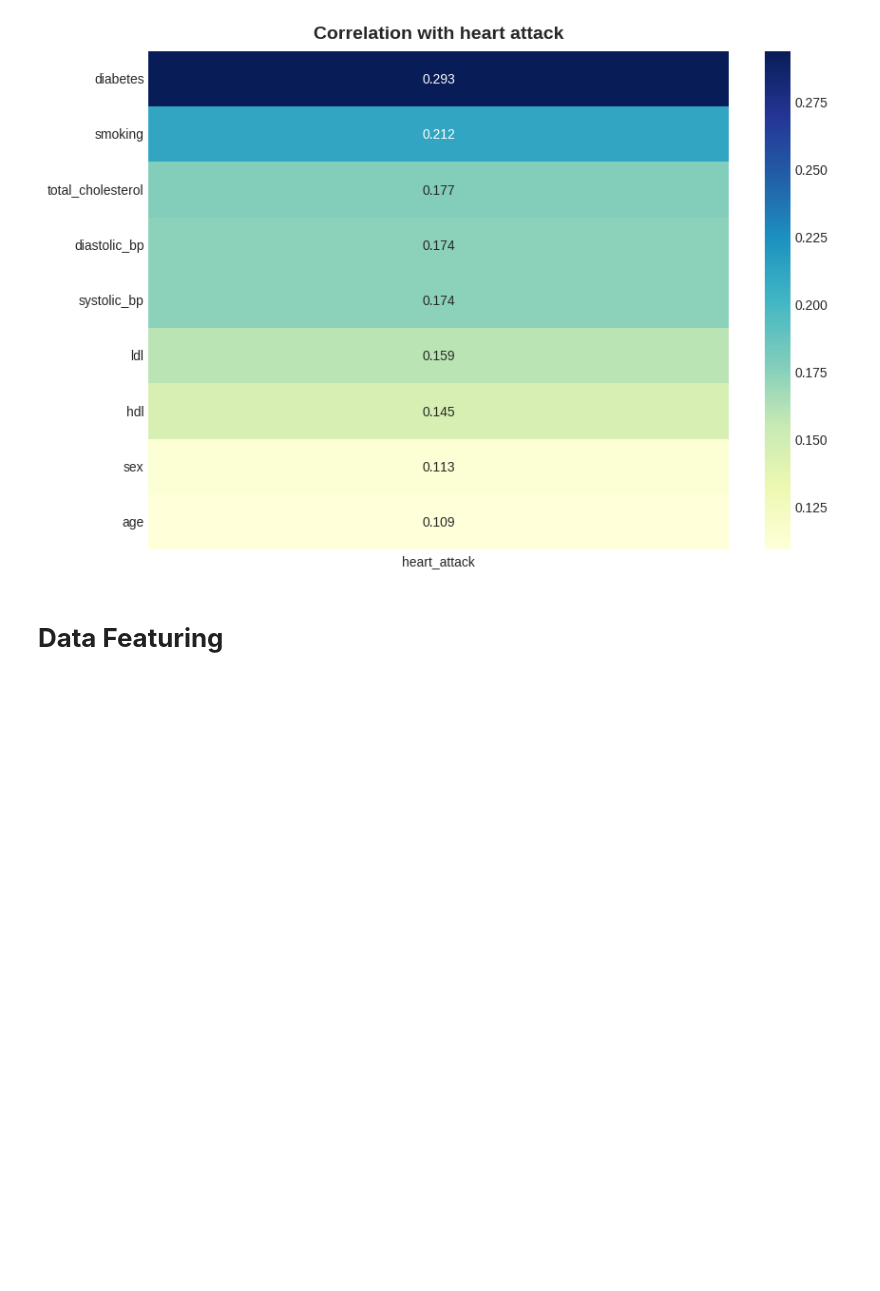
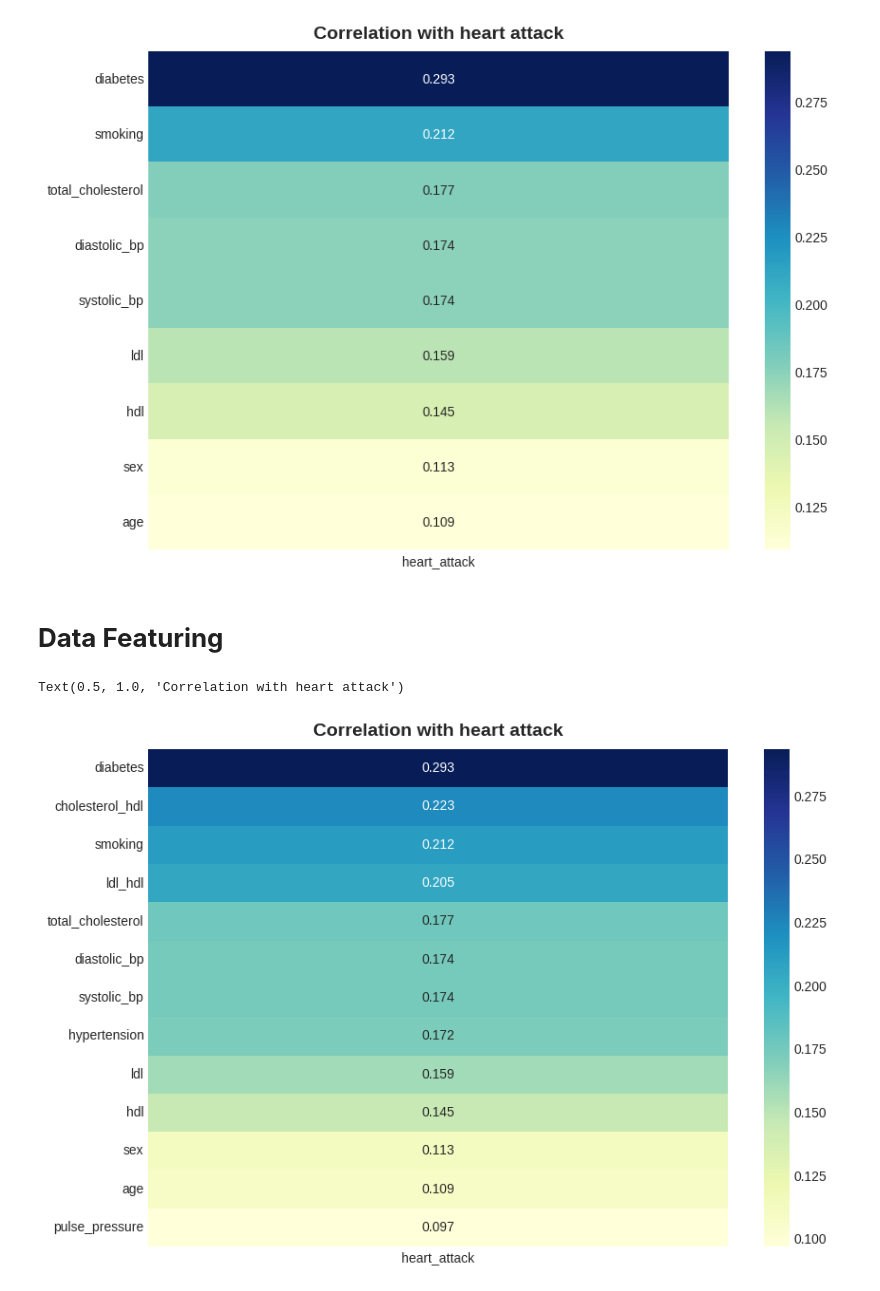
Before and after one commit to WONYOUNG-SONG/Kaggle, a Jupyter notebook: HeartAttackRiskAssessment/submission.ipynb, the cells around one changed output. Cells and saved outputs as stored; diff of their text form; code cells hidden in the pictures; blank space fills up the shorter version.

Commit message:
Kaggle Notebook | HeartAttackRiskAssessment | Version 1

```diff
--- a/HeartAttackRiskAssessment/submission.ipynb
+++ b/HeartAttackRiskAssessment/submission.ipynb
@@ -134,10 +135,20 @@ HAR['smoking'] = HAR['smoking'].astype('category')
 HAR['diabetes'] = HAR['diabetes'].astype('category')
 # %%
 #Create new features
-HAR['purse_pressure'] = HAR['systolic_bp'] - HAR['diastolic_bp']
+HAR['pulse_pressure'] = HAR['systolic_bp'] - HAR['diastolic_bp']
 HAR['hypertension'] = ((HAR['systolic_bp'] >= 140) | (HAR['diastolic_bp'] >= 90)).astype(int)
+
+##Ratios
+HAR['ldl_hdl'] = HAR['ldl'] / HAR['hdl']
+HAR['cholesterol_hdl'] = HAR['total_cholesterol'] / HAR['hdl']
 # %%
 features = list(HAR.columns.drop('heart_attack'))
 correlation = HAR[features].corrwith(HAR.heart_attack)
 correlation['hdl'] = -correlation['hdl']
 correlation = pd.DataFrame(correlation.sort_values(ascending=False)).rename(columns = {0: 'heart_attack'})
+plt.figure(figsize=(9, 6))
+sns.heatmap(correlation, annot=True, cmap='YlGnBu', fmt=".3f")
+plt.title('Correlation with heart attack')
+# %% [output]
+Text(0.5, 1.0, 'Correlation with heart attack')
+[figure, added]
```
Also changed, not shown: parts of 4 cells of this notebook.
